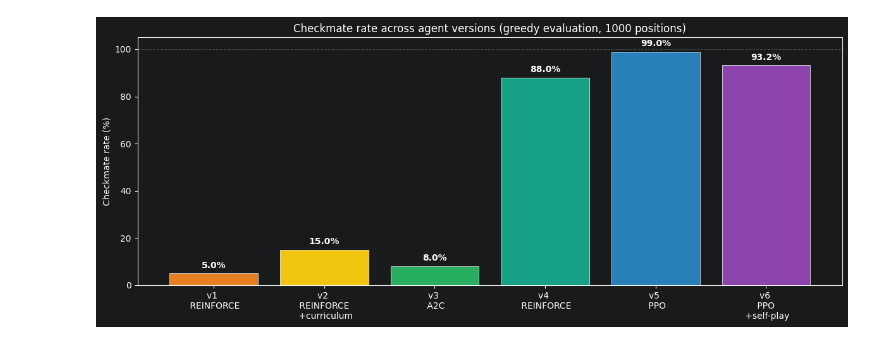
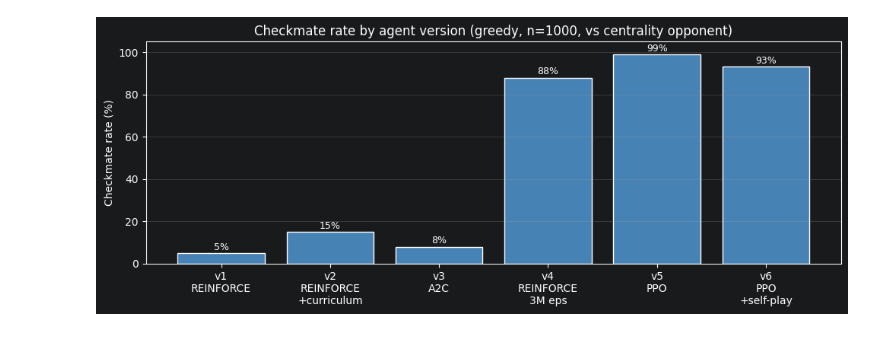
Before and after one commit to anass1090/chessMate_RL, a Jupyter notebook: report/03_training.ipynb, the cells around one changed output. Drawn from its saved outputs; the diff is of its cells as text; code cells hidden in the pictures.

```diff
--- a/report/03_training.ipynb
+++ b/report/03_training.ipynb
@@ -59,31 +48,21 @@ v2 and v4 are the same algorithm. The jump has nothing to do with the algorithm.
 # %%
-# Bar chart: checkmate rates across versions
-versions = [
-    "v1 \n REINFORCE",
-    "v2 \n REINFORCE \n +curriculum",
-    "v3 \n A2C",
-    "v4 \n REINFORCE",
-    "v5 \n PPO",
-    "v6 \n PPO \n +self-play"
-]
-rates    = [5.0, 15.0, 8.0, 88.0, 99.0, 93.2]
-colors   = ["#e67e22", "#f1c40f", "#27ae60", "#16a085", "#2980b9", "#8e44ad"]
+versions = ["v1\nREINFORCE", "v2\nREINFORCE\n+curriculum",
+           "v3\nA2C", "v4\nREINFORCE\n3M eps",
+           "v5\nPPO", "v6\nPPO\n+self-play"]
+rates = [5.0, 15.0, 8.0, 88.0, 99.0, 93.2]
 
-fig, ax = plt.subplots(figsize=(12, 5))
-bars = ax.bar(versions, rates, color=colors, edgecolor="white", linewidth=0.5)
+fig, ax = plt.subplots(figsize=(10, 4))
+ax.bar(versions, rates, color="steelblue", edgecolor="white")
 ax.set_ylabel("Checkmate rate (%)")
-ax.set_title("Checkmate rate across agent versions (greedy evaluation, 1000 positions)")
+ax.set_title("Checkmate rate by agent version (greedy, n=1000, vs centrality opponent)")
 ax.set_ylim(0, 105)
-
-for bar, rate in zip(bars, rates):
-    ax.text(bar.get_x() + bar.get_width()/2, bar.get_height() + 1.5,
-            f"{rate:.1f}%", ha="center", va="bottom", fontsize=10, fontweight="bold")
-
-ax.axhline(100, color="gray", linestyle="--", linewidth=0.8, alpha=0.5)
+for i, r in enumerate(rates):
+    ax.text(i, r + 1.5, f"{r:.0f}%", ha="center", fontsize=9)
+ax.grid(axis="y", alpha=0.3)
 plt.tight_layout()
 plt.show()
 # %% [output]
-[figure, old version]
+[figure, new version]
 # %% [markdown]
 ## 3. Training Curves
 
```
Also changed, not shown: parts of 19 cells of this notebook, 50 other files.
